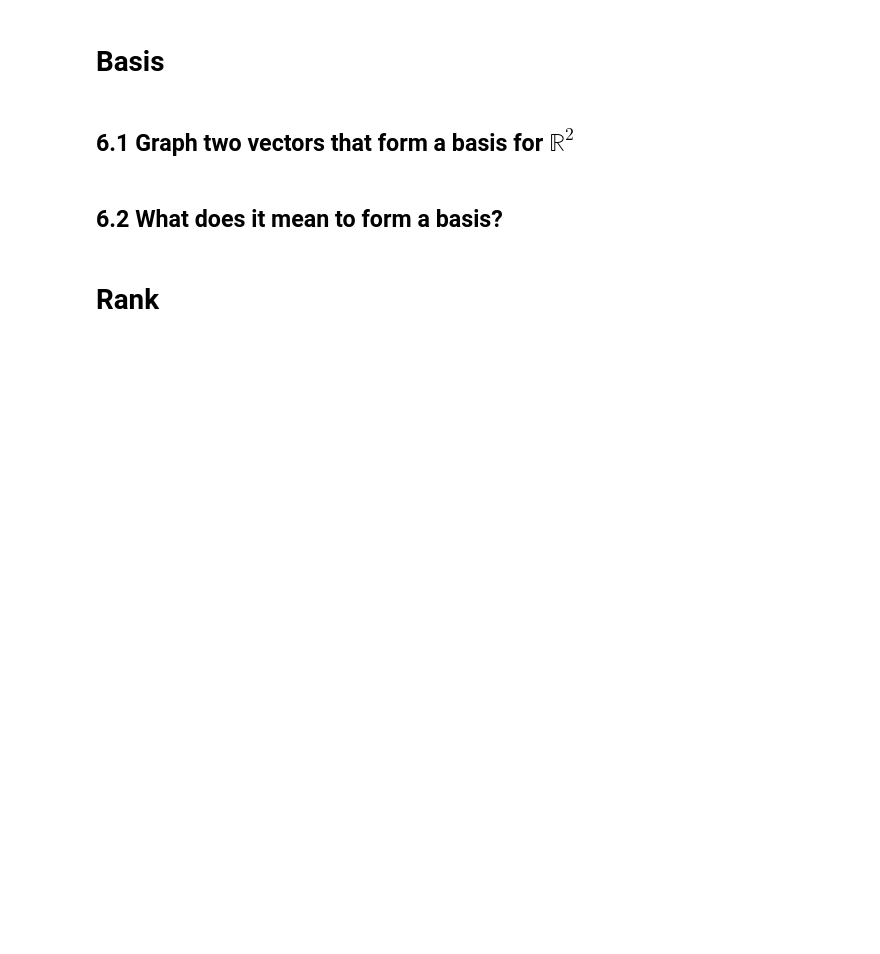
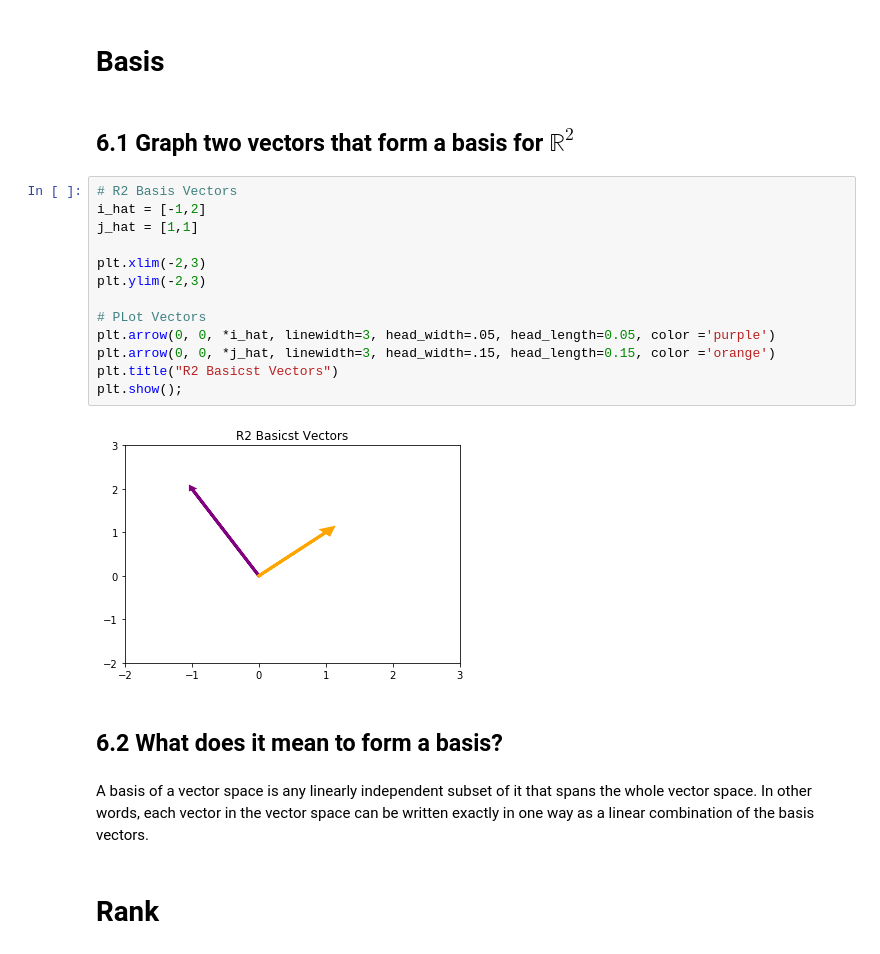
Before and after one commit to bloominstituteoftechnology/DS-Unit-1-Sprint-4-Linear-Algebra, a Jupyter notebook: module2-intermediate-linear-algebra/Intermediate_Linear_Algebra_Assignment.ipynb, the cells around one changed output. Cells and saved outputs as stored; diff of their text form; blank space fills up the shorter version.

```diff
--- a/module2-intermediate-linear-algebra/Intermediate_Linear_Algebra_Assignment.ipynb
+++ b/module2-intermediate-linear-algebra/Intermediate_Linear_Algebra_Assignment.ipynb
@@ -80,8 +423,25 @@ n = \begin{bmatrix} 4 & 8  & 2\end{bmatrix}
 # Basis
 # %% [markdown]
 ## 6.1 Graph two vectors that form a basis for $\mathbb{R}^2$
+# %%
+# R2 Basis Vectors
+i_hat = [-1,2]
+j_hat = [1,1]
+
+plt.xlim(-2,3)
+plt.ylim(-2,3)
+
+# PLot Vectors
+plt.arrow(0, 0, *i_hat, linewidth=3, head_width=.05, head_length=0.05, color ='purple')
+plt.arrow(0, 0, *j_hat, linewidth=3, head_width=.15, head_length=0.15, color ='orange')
+plt.title("R2 Basicst Vectors")
+plt.show();
+# %% [output]
+[figure, added]
 # %% [markdown]
 ## 6.2 What does it mean to form a basis?
+# %% [markdown]
+A basis of a vector space is any linearly independent subset of it that spans the whole vector space. In other words, each vector in the vector space can be written exactly in one way as a linear combination of the basis vectors.
 # %% [markdown]
 # Rank
 # %% [markdown]
```
Also changed, not shown: parts of 45 cells of this notebook.
